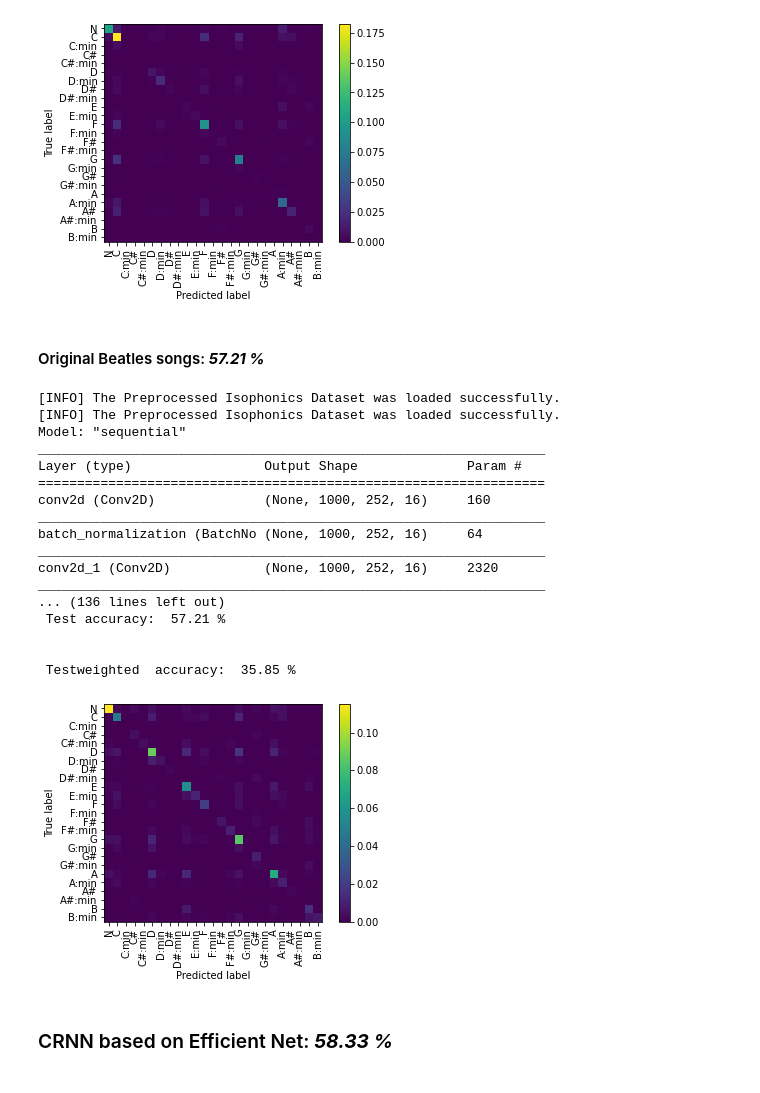
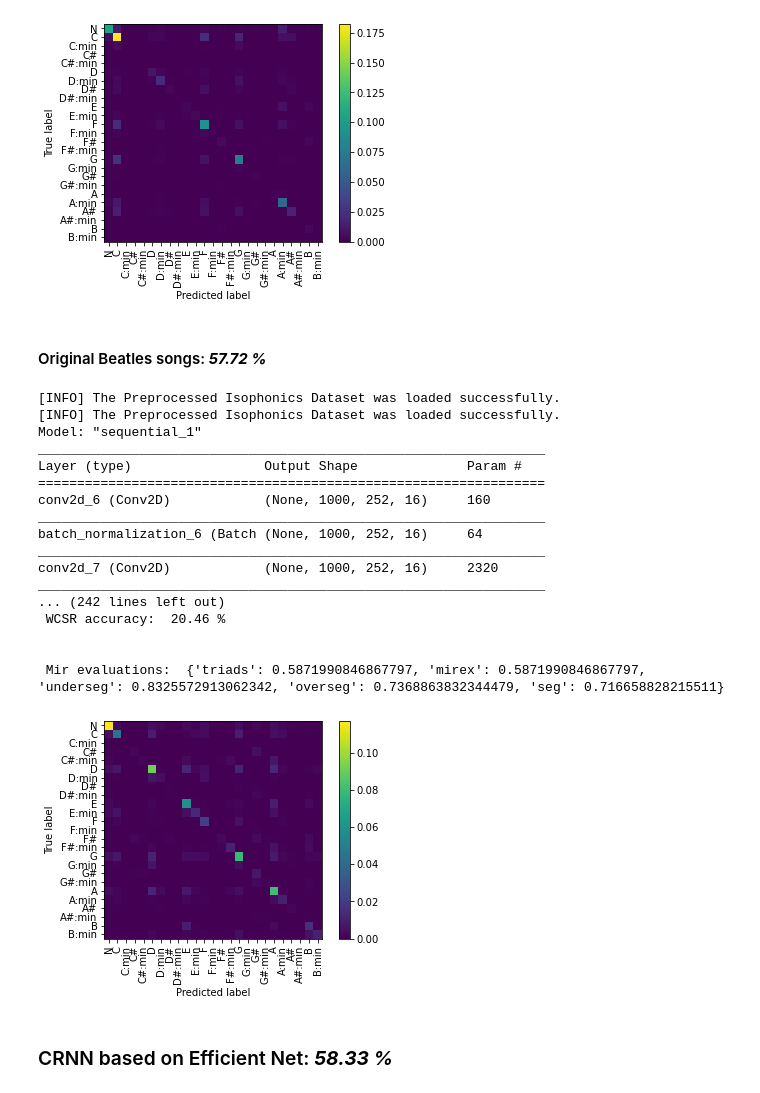
Before and after one commit to lanzv/SongChordsRecognizer, a Jupyter notebook: ACR_Training/Beatles Results.ipynb, the cells around one changed output. Saved outputs shown, nothing was run; the diff lists cells and outputs as text; code cells hidden in the pictures.

Commit message:
Add CRNN original mir eval scores

```diff
--- a/ACR_Training/Beatles Results.ipynb
+++ b/ACR_Training/Beatles Results.ipynb
@@ -96,7 +96,7 @@ _________________________________________________________________
  Mir evaluations:  {'triads': 0.6127787098610799, 'mirex': 0.6127787098610799, 'underseg': 0.8454379711056196, 'overseg': 0.7297673004561597, 'seg': 0.7220742759233144}
 [figure]
 # %% [markdown]
-#### Original Beatles songs: ***57.21 %***
+#### Original Beatles songs: ***57.72 %***
 # %%
 from sklearn.preprocessing import StandardScaler
 from sklearn.decomposition import PCA
@@ -127,49 +127,58 @@ train_x = preprocessor.transform(train_x.reshape((-1, 252))).reshape((-1, n_fram
 # Create model
 crnn_model = CRNN_basic(input_shape=(n_frames, n_chromas, 1), output_classes=25)
 # Train model
-crnn_model.fit(train_x, train_y, [], [], epochs=50)
+crnn_model.fit(train_x, train_y, [], [], epochs=100)
 
 
 # EVALUATE
 # Collecting
 grouped_test_x, grouped_test_y = [], []
 gold, predictions = [], []
 for songs_features, songs_labels in zip(test_x, test_y):
     songs_features_transformed = preprocessor.transform(songs_features.reshape((-1, n_chromas))).reshape((-1, n_frames, n_chromas, 1))
     gold.append(songs_labels)
     predictions.append(crnn_model.predict(songs_features_transformed))
     for feature_sequence, label_sequence in zip(songs_features_transformed, songs_labels):
         grouped_test_x.append(feature_sequence)
         grouped_test_y.append(label_sequence)
 grouped_test_x = np.array(grouped_test_x)
 grouped_test_y = np.array(grouped_test_y)
 
+
 # Accuracy
 print("\n","Test accuracy: ", "{:.2f}".format(100*crnn_model.score(grouped_test_x, grouped_test_y)), "%", "\n")
 crnn_model.display_confusion_matrix(grouped_test_x, grouped_test_y)
 # Weighted Accuracy
-print("\n","Testweighted  accuracy: ",
+print("\n","Test weighted  accuracy: ",
       "{:.2f}".format(100*Evaluator.eval_isophonics_testset(gold, predictions)),
       "%", "\n")
+# Weighted Accuracy
+print("\n","WCSR accuracy: ",
+      "{:.2f}".format(100*Evaluator.own_weighted_chord_symbol_recall(gold, predictions)),
+      "%", "\n")
+
+# Related mir eval scores
+print("\n","Mir evaluations: ",
+      Evaluator.mir_eval_all(gold, predictions),"\n")
 # %% [output]
 [INFO] The Preprocessed Isophonics Dataset was loaded successfully.
 [INFO] The Preprocessed Isophonics Dataset was loaded successfully.
-Model: "sequential"
+Model: "sequential_1"
 _________________________________________________________________
 Layer (type)                 Output Shape              Param #
 =================================================================
-conv2d (Conv2D)              (None, 1000, 252, 16)     160
+conv2d_6 (Conv2D)            (None, 1000, 252, 16)     160
 _________________________________________________________________
-batch_normalization (BatchNo (None, 1000, 252, 16)     64
+batch_normalization_6 (Batch (None, 1000, 252, 16)     64
 _________________________________________________________________
-conv2d_1 (Conv2D)            (None, 1000, 252, 16)     2320
+conv2d_7 (Conv2D)            (None, 1000, 252, 16)     2320
 _________________________________________________________________
-... (136 lines left out)
- Test accuracy:  57.21 %
+... (242 lines left out)
+ WCSR accuracy:  20.46 %
 
 
- Testweighted  accuracy:  35.85 %
+ Mir evaluations:  {'triads': 0.5871990846867797, 'mirex': 0.5871990846867797, 'underseg': 0.8325572913062342, 'overseg': 0.7368863832344479, 'seg': 0.716658828215511}
-[figure, old version]
+[figure, new version]
 # %% [markdown]
 ### CRNN based on Efficient Net: ***58.33 %***
 # %%
```
